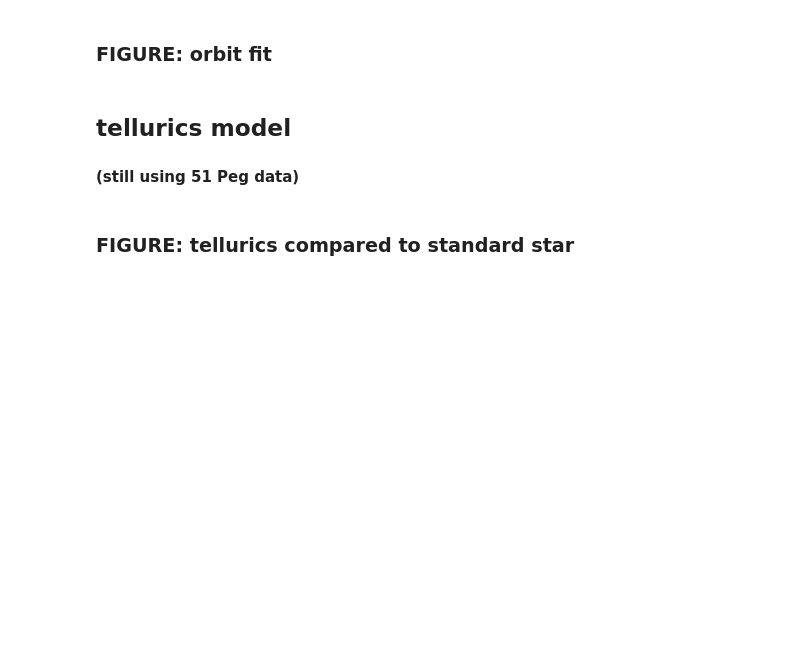
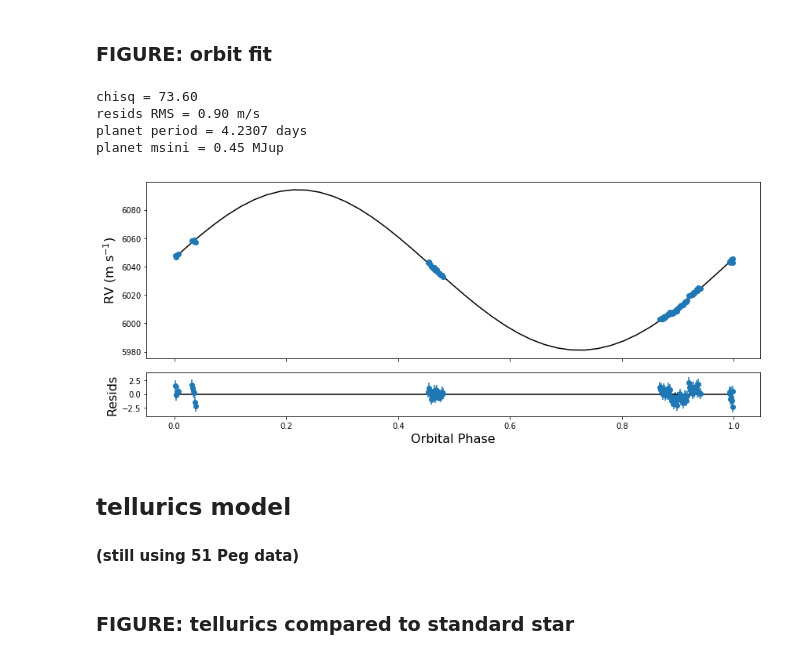
Before and after one commit to megbedell/wobble, a Jupyter notebook: paper/figures/make_figures.ipynb, the cells around one changed output. Saved outputs shown, nothing was run; the diff lists cells and outputs as text; code cells hidden in the pictures; blank space fills up the shorter version.

```diff
--- a/paper/figures/make_figures.ipynb
+++ b/paper/figures/make_figures.ipynb
@@ -48,3 +129,44 @@ fig.savefig('51peg_spectrum.pdf')
+# %%
+rvs = results.star_time_rvs + results.bervs
+sigs = np.ones_like(rvs) # HACK!!!!
+dates = results.dates - 2450000
+# %%
+from scipy.optimize import leastsq
+par0 = np.asarray([4.2308, 55.65, 0.001, 90 * np.pi/180., 0., 0.])  # [period, K, ecc, omega, tp, offset]
+soln = leastsq(resid, par0, args=(keplerian, dates, rvs, sigs))
+# %%
+par = soln[0]
+period = par[0]
+date_fold = dates % period
+fig, (ax1, ax2) = plt.subplots(2, 1, gridspec_kw = {'height_ratios':[4, 1]}, figsize=(12,5))
+
+ax1.errorbar(date_fold/period, rvs, sigs, fmt='o')
+xs = np.arange(0.,period,0.1)
+ax1.plot(xs/period, calc_rvs(xs, par), color='k')
+#ax1.set_ylim([-80, 80])
+ax1.set_xticklabels('',visible=False)
+ax1.set_ylabel(r'RV (m s$^{-1}$)', fontsize=16)
+
+ax2.set_ylim([-4, 4])
+
+
+resids = resid(par,keplerian,dates,rvs,sigs)
+ax2.errorbar(date_fold/period, resids, sigs, fmt='o')
+ax2.plot(xs/period, np.zeros_like(xs), color='k')
+print('chisq = {0:.2f}'.format(np.sum(resids**2/sigs**2)))
+print('resids RMS = {0:.2f} m/s'.format(np.std(resids)))
+print('planet period = {0:.4f} days'.format(period))
+print('planet msini = {0:.2f} MJup'.format(calc_msini(*par[:3])))
+fig.subplots_adjust(hspace=.05)
+ax2.set_ylabel('Resids', fontsize=16)
+ax2.set_xlabel('Orbital Phase', fontsize=16)
+fig.tight_layout()
+# %% [output]
+chisq = 73.60
+resids RMS = 0.90 m/s
+planet period = 4.2307 days
+planet msini = 0.45 MJup
+[figure, added]
 # %% [markdown]
 ## tellurics model
 #### (still using 51 Peg data)
```
Also changed, not shown: parts of 12 cells of this notebook, 5 other files.
